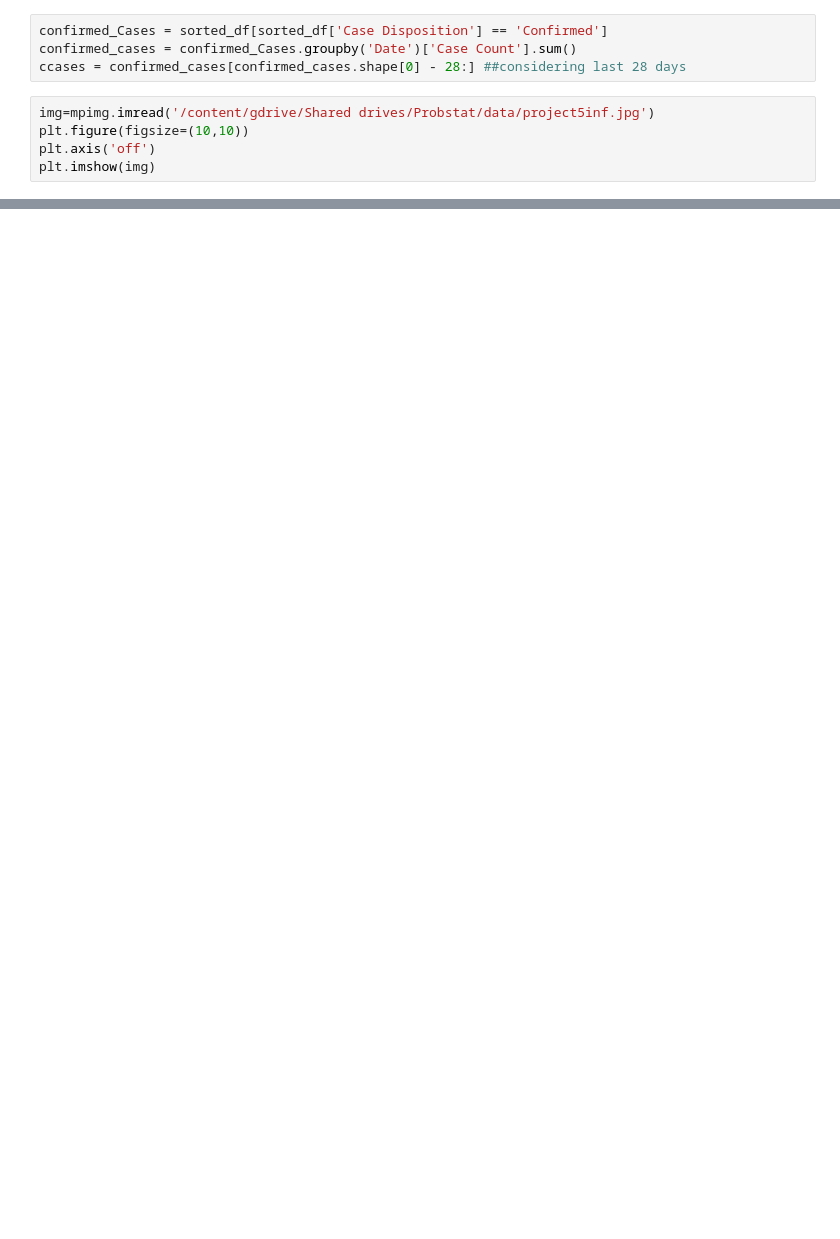
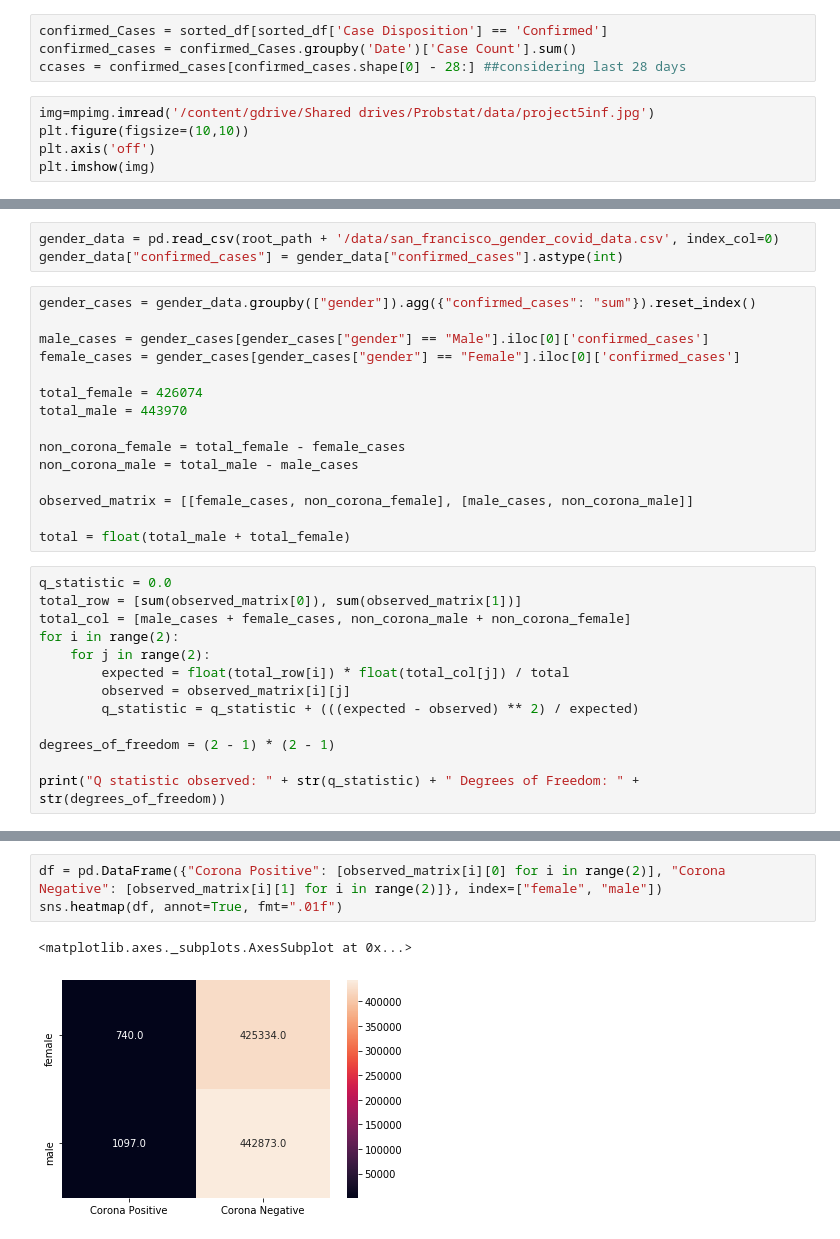
Before and after one commit to ParasAvkirkar/covid19-and-crime, a Jupyter notebook: scratchPad.ipynb, the cells around one changed output, grey strips where cells are left out. Saved outputs shown, nothing was run; the diff lists cells and outputs as text; blank space fills up the shorter version.

```diff
--- a/scratchPad.ipynb
+++ b/scratchPad.ipynb
@@ -1023,0 +1141,31 @@ for i in range(1, 5):
+# %%
+gender_data = pd.read_csv(root_path + '/data/san_francisco_gender_covid_data.csv', index_col=0)
+gender_data["confirmed_cases"] = gender_data["confirmed_cases"].astype(int)
+# %%
+gender_cases = gender_data.groupby(["gender"]).agg({"confirmed_cases": "sum"}).reset_index()
+
+male_cases = gender_cases[gender_cases["gender"] == "Male"].iloc[0]['confirmed_cases']
+female_cases = gender_cases[gender_cases["gender"] == "Female"].iloc[0]['confirmed_cases']
+
+total_female = 426074
+total_male = 443970
+
+non_corona_female = total_female - female_cases
+non_corona_male = total_male - male_cases
+
+observed_matrix = [[female_cases, non_corona_female], [male_cases, non_corona_male]]
+
+total = float(total_male + total_female)
+# %%
+q_statistic = 0.0
+total_row = [sum(observed_matrix[0]), sum(observed_matrix[1])]
+total_col = [male_cases + female_cases, non_corona_male + non_corona_female]
+for i in range(2):
+    for j in range(2):
+        expected = float(total_row[i]) * float(total_col[j]) / total
+        observed = observed_matrix[i][j]
+        q_statistic = q_statistic + (((expected - observed) ** 2) / expected)
+
+degrees_of_freedom = (2 - 1) * (2 - 1)
+
+print("Q statistic observed: " + str(q_statistic) + " Degrees of Freedom: " + str(degrees_of_freedom))
@@ -1023,0 +1193,6 @@ for i in range(1, 5):
+# %%
+df = pd.DataFrame({"Corona Positive": [observed_matrix[i][0] for i in range(2)], "Corona Negative": [observed_matrix[i][1] for i in range(2)]}, index=["female", "male"])
+sns.heatmap(df, annot=True, fmt=".01f")
+# %% [output]
+<matplotlib.axes._subplots.AxesSubplot at 0x...>
+[figure, added]
```
Also changed, not shown: parts of 17 cells of this notebook.
